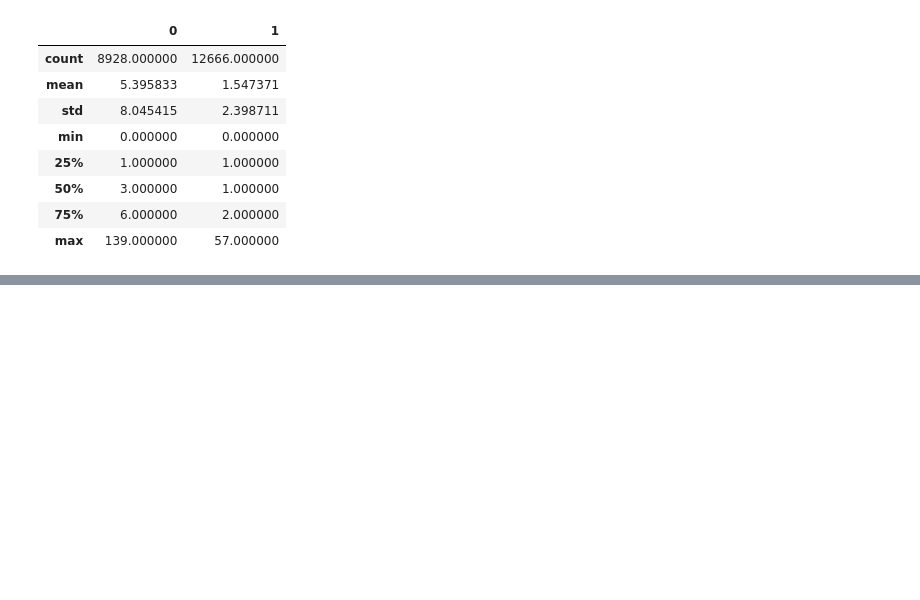
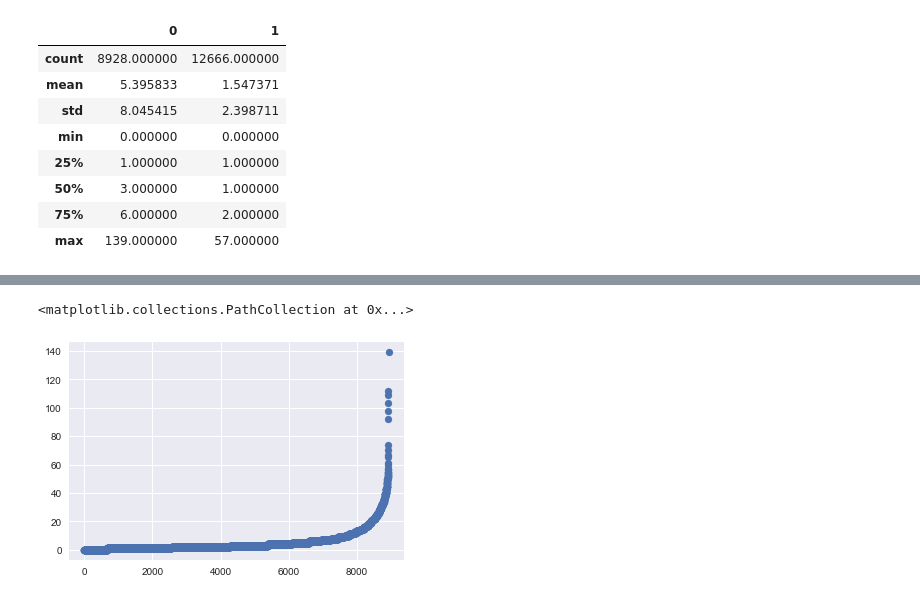
Before and after one commit to babinyurii/apobec, a Jupyter notebook: apobec_counting_mutation_rate.ipynb, the cells around one changed output, grey strips where cells are left out. Saved outputs shown, nothing was run; the diff lists cells and outputs as text; code cells hidden in the pictures; blank space fills up the shorter version.

```diff
--- a/apobec_counting_mutation_rate.ipynb
+++ b/apobec_counting_mutation_rate.ipynb
@@ -245,0 +273,4 @@ df.describe()
+# %%
+sample = df[0].tolist()
+# %%
+sample.sort()
@@ -245,0 +285,5 @@ df.describe()
+# %%
+plt.scatter(range(0, len(sample)), sample)
+# %% [output]
+<matplotlib.collections.PathCollection at 0x...>
+[figure, added]
```
Also changed, not shown: parts of 20 cells of this notebook.
